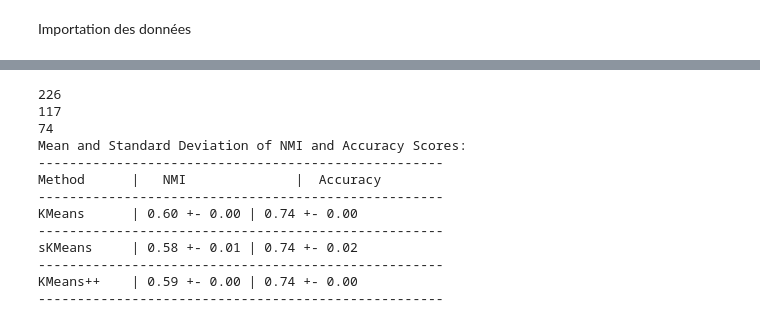
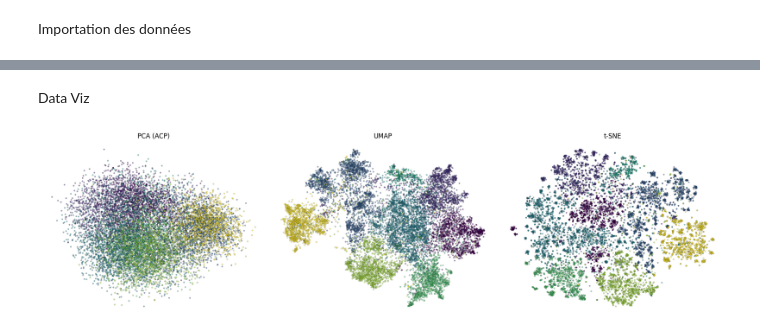
Before and after one commit to mohamed-ayeb-97/Tandem_solution_for_short_text_clustering, a Jupyter notebook: Short_Text_Clustering.ipynb, the cells around one changed output, grey strips where cells are left out. Saved outputs shown, nothing was run; the diff lists cells and outputs as text; code cells hidden in the pictures.

Commit message:
Short Text Clustering notebook

```diff
--- a/Short_Text_Clustering.ipynb
+++ b/Short_Text_Clustering.ipynb
@@ -84,12 +91,12 @@ processed_data = [ast.literal_eval(embedding_str) for embedding_str in embedding
 x_stack = np.array(processed_data)
 # %%
 # les labels biomed
-y_biomed = pd.read_excel('y_biomed.xlsx', header = None)
+y_biomed = pd.read_excel('data/Biomedical/y_biomed.xlsx', header = None)
 y_biomed = y_biomed.values.flatten()
 
 # Importation des HuggingFace Embedding Biomed
 
-output = pd.read_excel('/content/embed_e5_biomed.xlsx', engine='openpyxl')
+output = pd.read_excel('data/output_biomed.xlsx', engine='openpyxl')
 embeddings = output['embeddings']
 embeddings_array = np.array(embeddings)
 processed_data = [ast.literal_eval(embedding_str) for embedding_str in embeddings_array]
@@ -239,3 +279,39 @@ def cluster_acp_and_evaluate(x, y):
         acc_std = np.std(accuracy_scores[method])
         print(f"{method:<11} | {nmi_mean:.2f} +- {nmi_std:.2f} | {acc_mean:.2f} +- {acc_std:.2f}")
         print("----------------------------------------------------")
+# %%
+def viz_cluster(x, y):
+    n_clusters = len(np.unique(y))
+
+    # Dimensionality Reduction
+
+    # UMAP
+    reducer_umap = umap.UMAP(random_state=42, n_neighbors=400, min_dist=0.25, metric='cosine')
+    embedding_umap = reducer_umap.fit_transform(x)
+
+    # PCA
+    reducer_pca = PCA(n_components=2, random_state=42)
+    embedding_pca = reducer_pca.fit_transform(x)
+
+    # t-SNE
+    reducer_tsne = TSNE(n_components=2, random_state=42)
+    embedding_tsne = reducer_tsne.fit_transform(x)
+
+    # Visualization
+
+    fig, axes = plt.subplots(1, 3, figsize=(18, 5))
+    embeddings = [embedding_pca, embedding_umap, embedding_tsne]
+    titles = ['PCA (ACP)', 'UMAP', 't-SNE']
+
+    for ax, embedding, title in zip(axes, embeddings, titles):
+        scatter = ax.scatter(embedding[:, 0], embedding[:, 1], c=y, cmap='viridis',
+                             alpha=0.5, s=6, edgecolors="black", linewidth=0.25, marker='o')
+        ax.set_title(title)
+        ax.tick_params(left=False, bottom=False)
+        ax.set_xticklabels([])
+        ax.set_yticklabels([])
+        for spine in ax.spines.values():
+            spine.set_visible(False)
+
+    plt.tight_layout()
+    plt.show()
@@ -242,16 +415,6 @@ def cluster_acp_and_evaluate(x, y):
+# %% [markdown]
+Data Viz
 # %%
-cluster_acp_and_evaluate(x_snippet, y_snippet)
+viz_cluster(x_snippet,y_snippet)
 # %% [output]
-226
-117
-74
-Mean and Standard Deviation of NMI and Accuracy Scores:
-----------------------------------------------------
-Method      |   NMI              |  Accuracy
-----------------------------------------------------
-KMeans      | 0.60 +- 0.00 | 0.74 +- 0.00
-----------------------------------------------------
-sKMeans     | 0.58 +- 0.01 | 0.74 +- 0.02
-----------------------------------------------------
-KMeans++    | 0.59 +- 0.00 | 0.74 +- 0.00
-----------------------------------------------------
+[figure, added]
```
Also changed, not shown: parts of 22 cells of this notebook.
